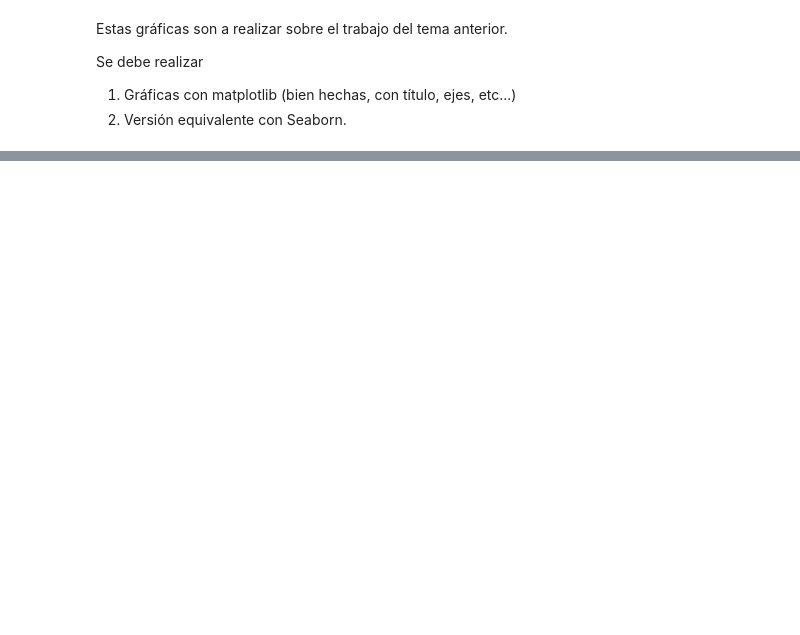
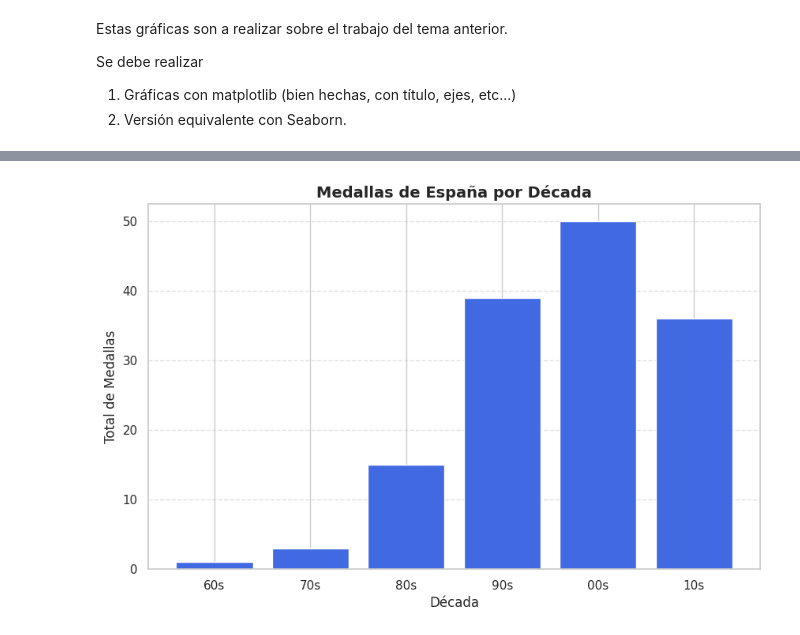
Before and after one commit to Animska/PYthon, a Jupyter notebook: Pedro/entorno python/ejercicios/AD_TEMA3/graficas_2/Enunciado_matplotlib_2.ipynb, the cells around one changed output, grey strips where cells are left out. Drawn from its saved outputs; the diff is of its cells as text; code cells hidden in the pictures; blank space fills up the shorter version.

```diff
--- a/Pedro/entorno python/ejercicios/AD_TEMA3/graficas_2/Enunciado_matplotlib_2.ipynb
+++ b/Pedro/entorno python/ejercicios/AD_TEMA3/graficas_2/Enunciado_matplotlib_2.ipynb
@@ -133,7 +151,7 @@ bins = [1960, 1970, 1980, 1990, 2000, 2010, 2020]
 labels = ['60s', '70s', '80s', '90s', '00s', '10s']
 
 # 2. Crear la columna 'década' usando cut
-spain['decada'] = pd.cut(spain['Año'], bins=bins, labels=labels, right=False)
+spain['decada'] = pd.cut(spain['Anio'], bins=bins, labels=labels, right=False)
 
 # 3. Agrupar por década y sumar medallas totales
 # Usamos as_index=False para que 'decada' siga siendo una columna fácil de graficar
@@ -141,17 +159,19 @@ espana_decadas = spain.groupby('decada', observed=True)['total'].sum().reset_ind
 # %%
 #Matplotlib
 plt.figure(figsize=(10, 6))
 
 # Crear barras
-plt.bar(espana_decadas['decada'], espana_decadas['total'], color='royalblue', edgecolor='black')
+plt.bar(espana_decadas['decada'], espana_decadas['total'], color='blue')
 
 # Personalización
 plt.title('Medallas de España por Década', fontsize=14, fontweight='bold')
 plt.xlabel('Década', fontsize=12)
 plt.ylabel('Total de Medallas', fontsize=12)
 plt.grid(axis='y', linestyle='--', alpha=0.6)
 
 plt.show()
+# %% [output]
+[figure, added]
 # %%
 #Seaborn
 plt.figure(figsize=(10, 6))
```
Also changed, not shown: parts of 7 cells of this notebook, 5 other files.
